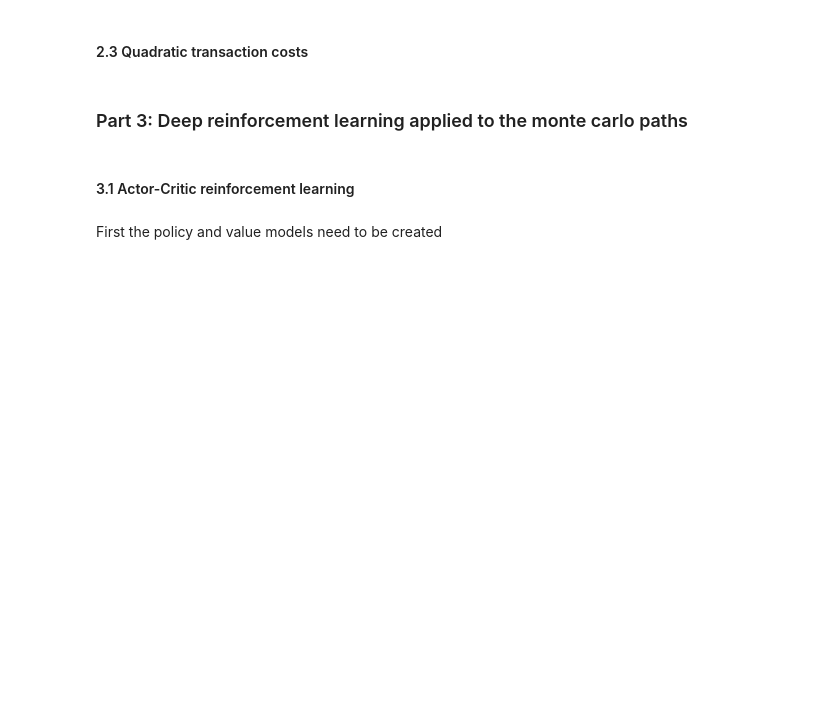
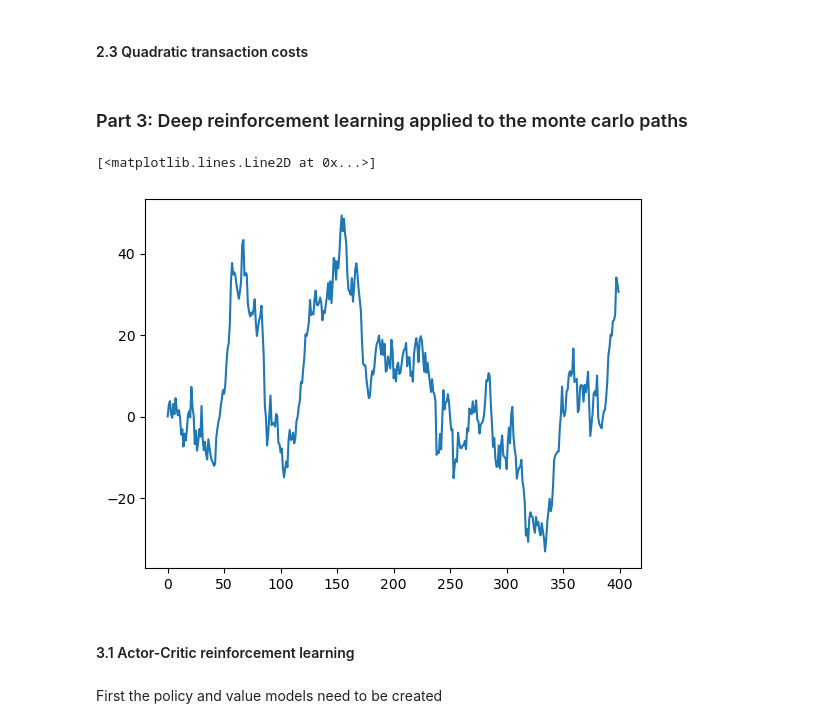
Before and after one commit to quintengeerts2000/MasterThesis-DRL_applications_to_stat_arb, a Jupyter notebook: monte_carlo_simulators/OU_stoch_control.ipynb, the cells around one changed output. Cells and saved outputs as stored; diff of their text form; code cells hidden in the pictures; blank space fills up the shorter version.

```diff
--- a/monte_carlo_simulators/OU_stoch_control.ipynb
+++ b/monte_carlo_simulators/OU_stoch_control.ipynb
@@ -376,3 +306,16 @@ class TradingEnvironment():
+# %%
+p = np.ones(N)
+process  = ornstein_uhlenbeck_process(theta,mu,sigma,delta_t)
+test_env = TradingEnvironment(process,T,0,p)
+test_env.eval()
+
+done = False
+while not done:
+    state, reward, done, _ = test_env.step(np.ones(N))
+plt.plot(test_env.W.transpose())
+# %% [output]
+[<matplotlib.lines.Line2D at 0x...>]
+[figure, added]
 # %%
 r  = 0.02 # 0.2% interest rate
 p  = np.ones((N,1)) #simplification in this model the asset prices themselves are assumed to be mean reverting
```
Also changed, not shown: parts of 21 cells of this notebook, 2 other files.
